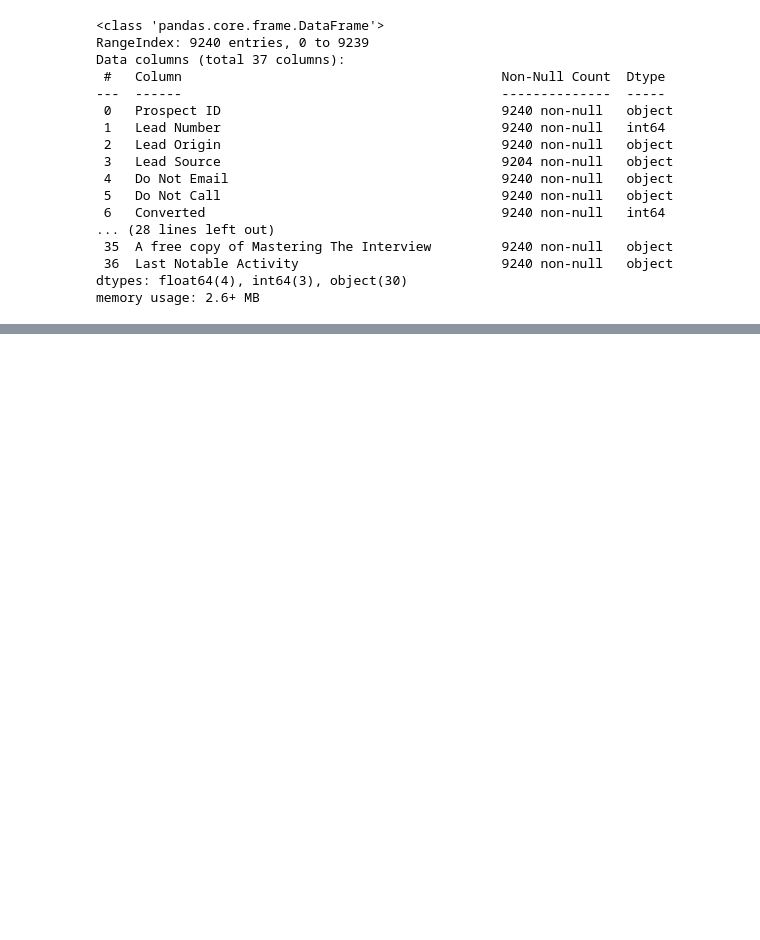
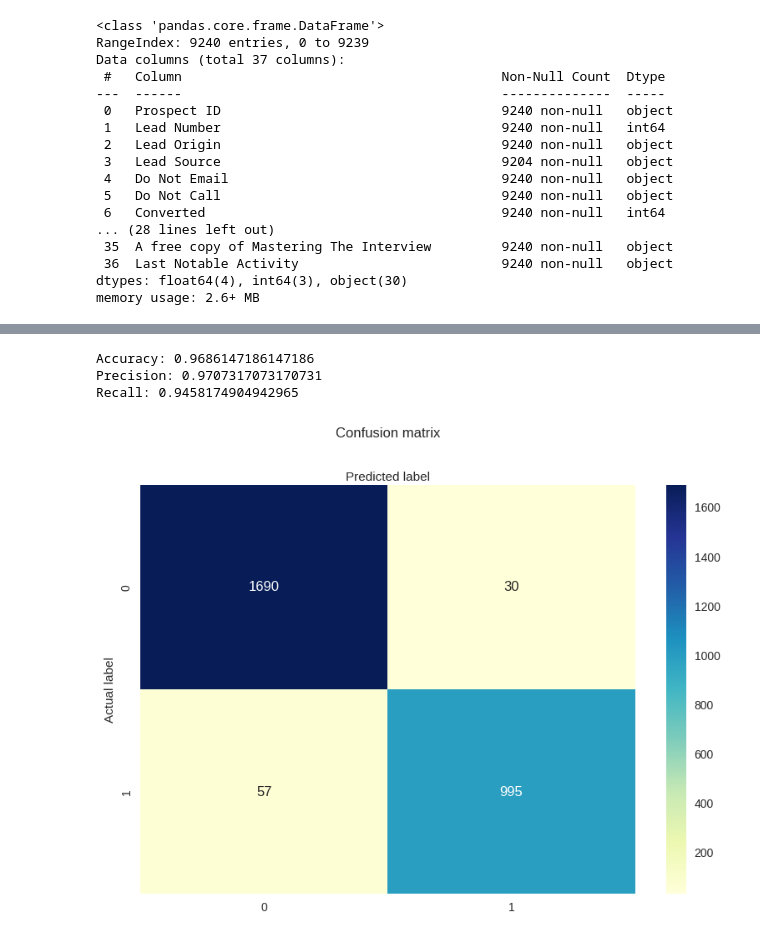
Before and after one commit to innosevda/Data-Science-CRN-20018, a Jupyter notebook: homework8v5.ipynb, the cells around one changed output, grey strips where cells are left out. Drawn from its saved outputs; the diff is of its cells as text; code cells hidden in the pictures; blank space fills up the shorter version.

```diff
--- a/homework8v5.ipynb
+++ b/homework8v5.ipynb
@@ -200,0 +240,23 @@ def eval(yact,ypred):
+# %%
+from pycaret.classification import *
+
+# Combine features and target again
+df_model = X.copy()
+df_model['Converted'] = y
+
+# Setup PyCaret (silent=True is removed in v3+)
+clf1 = setup(data=df_model, target='Converted', session_id=123, verbose=False)
+
+# Compare all models
+best_model = compare_models()
+
+# Finalize the best model
+final_model = finalize_model(best_model)
+
+# Predict on test data
+X_test_copy = X_test.copy()
+preds = predict_model(final_model, data=X_test)
+
+# Evaluate
+eval(y_test, preds['prediction_label'])
+# %% [output]
@@ -201,2 +282,6 @@ def eval(yact,ypred):
+Accuracy: 0.9686147186147186
+Precision: 0.9707317073170731
+Recall: 0.9458174904942965
+[figure, added]
 # %%
 #Q3(30 pt)-Using Autogluon  AutoML tools,make prediction on test data and evaluate performance of prediction using eval function defined above.
```
Also changed, not shown: parts of 5 cells of this notebook.
